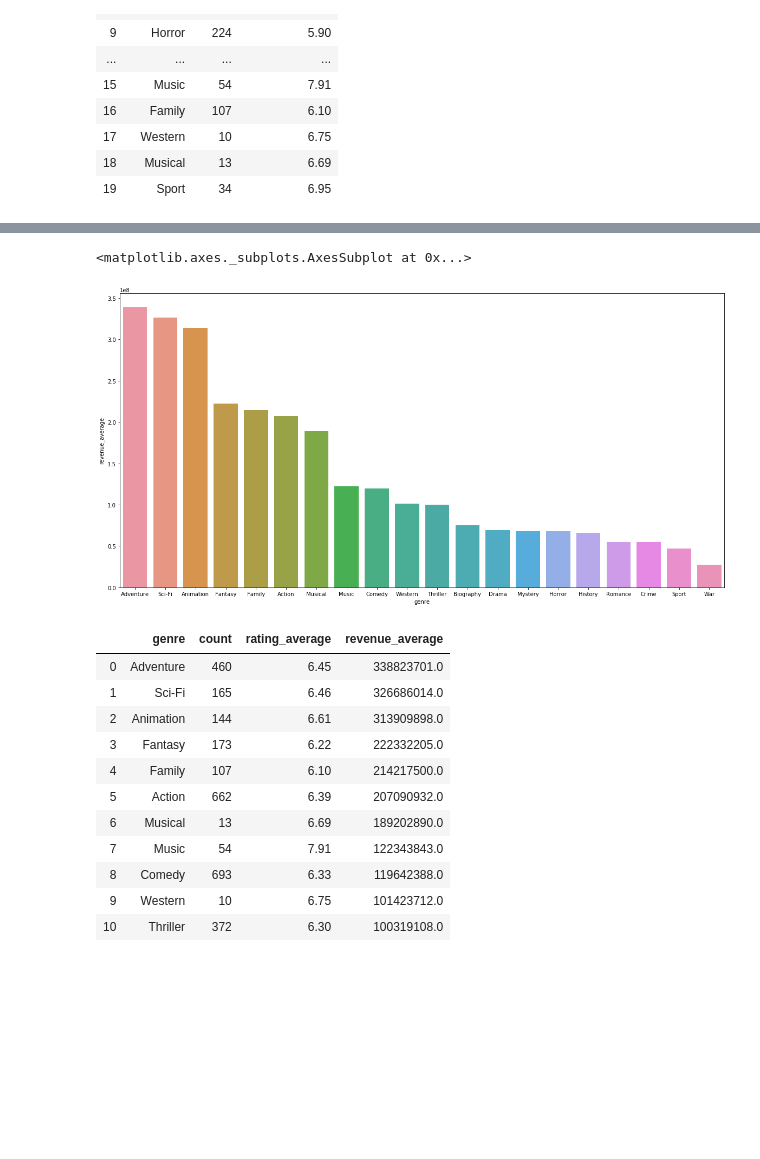
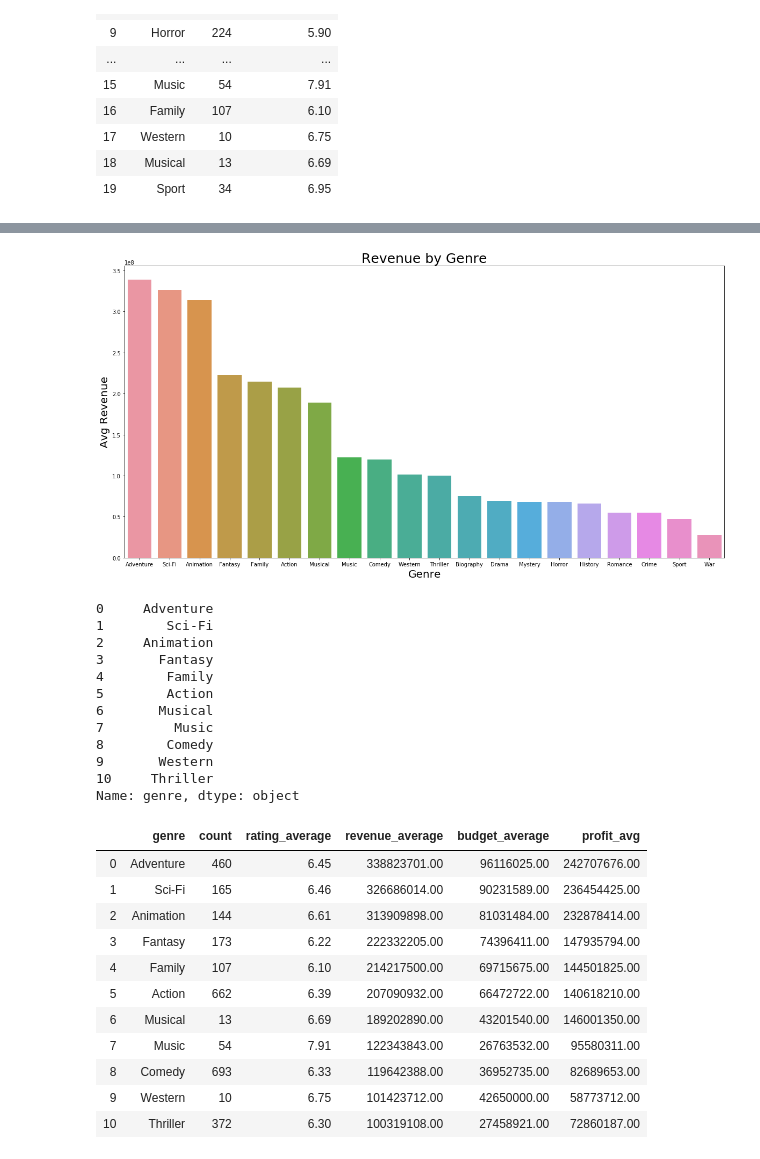
Before and after one commit to gabbyflabby/Movie_Data_Analysis, a Jupyter notebook: Mod1Proj - Data Clean & Visualizations.ipynb, the cells around one changed output, grey strips where cells are left out. Drawn from its saved outputs; the diff is of its cells as text; code cells hidden in the pictures; blank space fills up the shorter version.

```diff
--- a/Mod1Proj - Data Clean & Visualizations.ipynb
+++ b/Mod1Proj - Data Clean & Visualizations.ipynb
@@ -240,0 +242,15 @@ genre_df
+# %%
+genre_budget_dict = {}
+for index, row in movie_df.iterrows():
+    for genre in unique_genres:
+        if genre in row['genre']:
+            budget = row['budget']
+            if genre in genre_budget_dict:
+                genre_budget_dict[genre] += budget
+            else:
+                genre_budget_dict[genre] = budget
+
+genre_df['budget_sum'] = list(genre_budget_dict.values())
+genre_df['budget_average'] = round(genre_df['budget_sum']/genre_df['count'])
+genre_df.drop(columns=['budget_sum'], inplace=True)
+genre_df
@@ -263,22 +313,27 @@ genre_df
 # %%
 fig, ax1 = plt.subplots(figsize=(20,10))
 sns.barplot(genre_df['genre'], genre_df['revenue_average'])
+ax1.set_title('Revenue by Genre', fontsize=(25))
+ax1.set_ylabel('Avg Revenue', fontsize=20)
+ax1.set_xlabel("Genre", fontsize=20)
+plt.show()
 # %% [output]
-<matplotlib.axes._subplots.AxesSubplot at 0x...>
-[figure, old version]
+[figure, new version]
 # %%
 top_genres_df = genre_df.iloc[:11].copy()
 top_genres_df
+top_genres_list = top_genres_df['genre']
+top_genres_list
 # %% [output]
-|  | genre | count | rating_average | revenue_average |
-| 0 | Adventure | 460 | 6.45 | 338823701.0 |
-| 1 | Sci-Fi | 165 | 6.46 | 326686014.0 |
-| 2 | Animation | 144 | 6.61 | 313909898.0 |
-| 3 | Fantasy | 173 | 6.22 | 222332205.0 |
-| 4 | Family | 107 | 6.10 | 214217500.0 |
-| 5 | Action | 662 | 6.39 | 207090932.0 |
-| 6 | Musical | 13 | 6.69 | 189202890.0 |
-| 7 | Music | 54 | 7.91 | 122343843.0 |
-| 8 | Comedy | 693 | 6.33 | 119642388.0 |
-| 9 | Western | 10 | 6.75 | 101423712.0 |
-| 10 | Thriller | 372 | 6.30 | 100319108.0 |
+0     Adventure
+1        Sci-Fi
+2     Animation
+3       Fantasy
+4        Family
+5        Action
+6       Musical
+7         Music
+8        Comedy
+9       Western
+10     Thriller
+Name: genre, dtype: object
@@ -284,0 +357,16 @@ top_genres_df
+# %%
+top_genres_df['profit_avg'] = top_genres_df['revenue_average'] - top_genres_df['budget_average']
+top_genres_df
+# %% [output]
+|  | genre | count | rating_average | revenue_average | budget_average | profit_avg |
+| 0 | Adventure | 460 | 6.45 | 338823701.00 | 96116025.00 | 242707676.00 |
+| 1 | Sci-Fi | 165 | 6.46 | 326686014.00 | 90231589.00 | 236454425.00 |
+| 2 | Animation | 144 | 6.61 | 313909898.00 | 81031484.00 | 232878414.00 |
+| 3 | Fantasy | 173 | 6.22 | 222332205.00 | 74396411.00 | 147935794.00 |
+| 4 | Family | 107 | 6.10 | 214217500.00 | 69715675.00 | 144501825.00 |
+| 5 | Action | 662 | 6.39 | 207090932.00 | 66472722.00 | 140618210.00 |
+| 6 | Musical | 13 | 6.69 | 189202890.00 | 43201540.00 | 146001350.00 |
+| 7 | Music | 54 | 7.91 | 122343843.00 | 26763532.00 | 95580311.00 |
+| 8 | Comedy | 693 | 6.33 | 119642388.00 | 36952735.00 | 82689653.00 |
+| 9 | Western | 10 | 6.75 | 101423712.00 | 42650000.00 | 58773712.00 |
+| 10 | Thriller | 372 | 6.30 | 100319108.00 | 27458921.00 | 72860187.00 |
```
Also changed, not shown: parts of 17 cells of this notebook.
